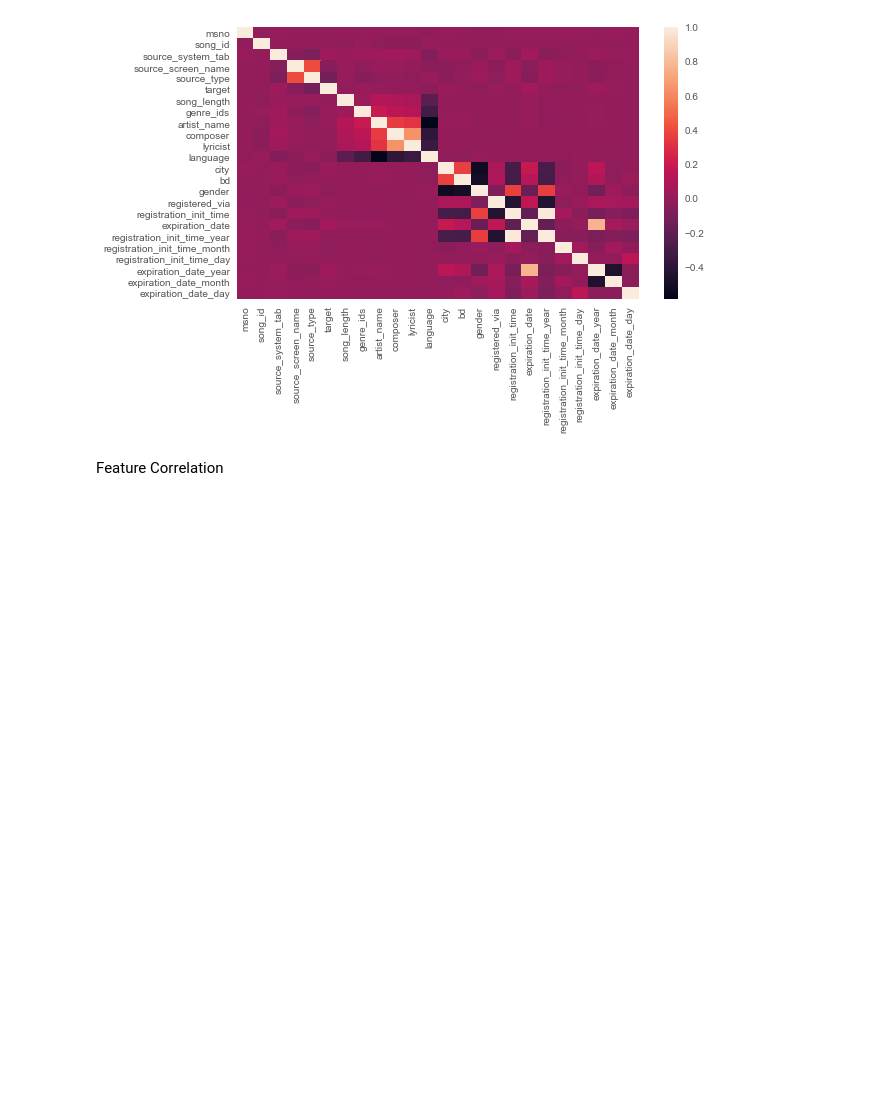
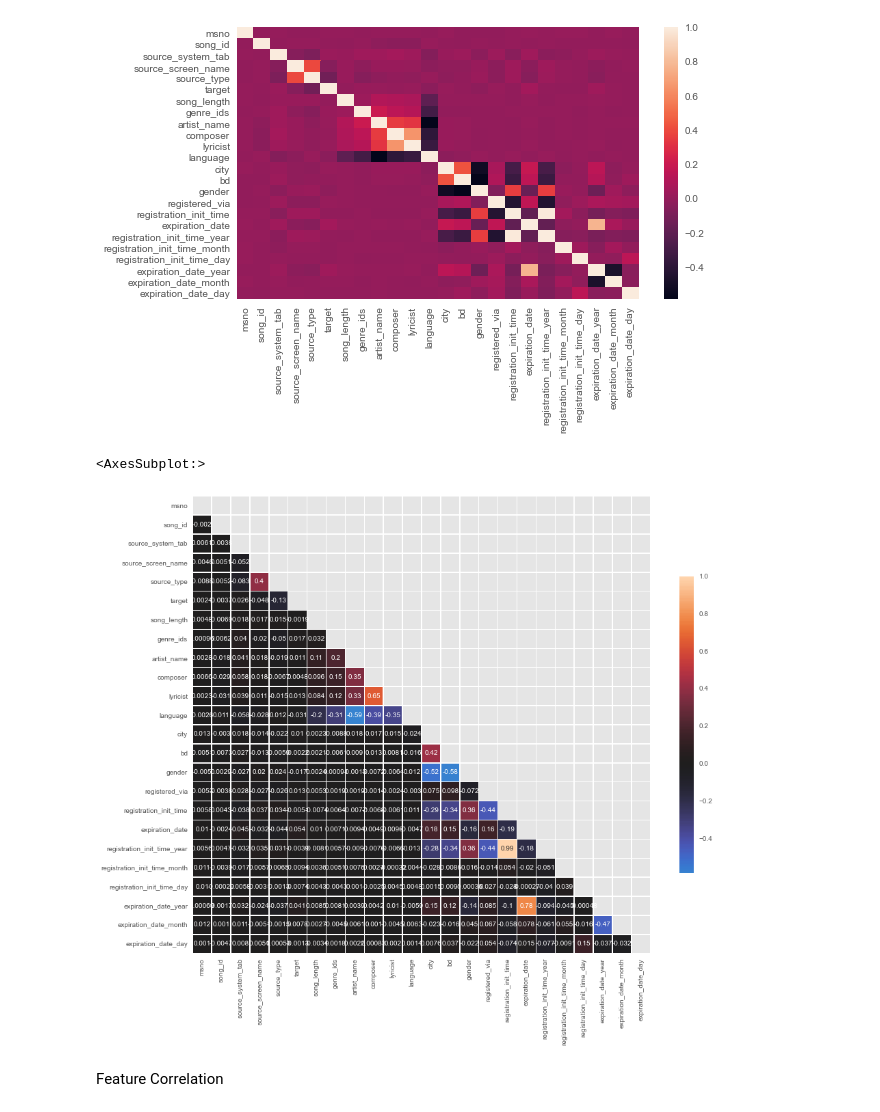
Before and after one commit to ekwaning/Music-Recommendation, a Jupyter notebook: Notebooks/Analysis/KKbox Analysis.ipynb, the cells around one changed output. Saved outputs shown, nothing was run; the diff lists cells and outputs as text; code cells hidden in the pictures; blank space fills up the shorter version.

```diff
--- a/Notebooks/Analysis/KKbox Analysis.ipynb
+++ b/Notebooks/Analysis/KKbox Analysis.ipynb
@@ -27,6 +26,17 @@ sns.heatmap(df_train.corr())
 plt.show()
 # %% [output]
 [figure]
+# %%
+corr = df_train.corr()
+mask = np.triu(np.ones_like(corr, dtype=np.bool))
+
+f, ax = plt.subplots(figsize=(15, 20))
+
+sns.heatmap(corr, mask=mask, vmax=1, center=0,
+            square=True, annot=True, linewidths=.5, cbar_kws={"shrink": .4})
+# %% [output]
+<AxesSubplot:>
+[figure, added]
 # %% [markdown]
 Feature Correlation
 # %%
```
Also changed, not shown: parts of 8 cells of this notebook, 5 other files.
